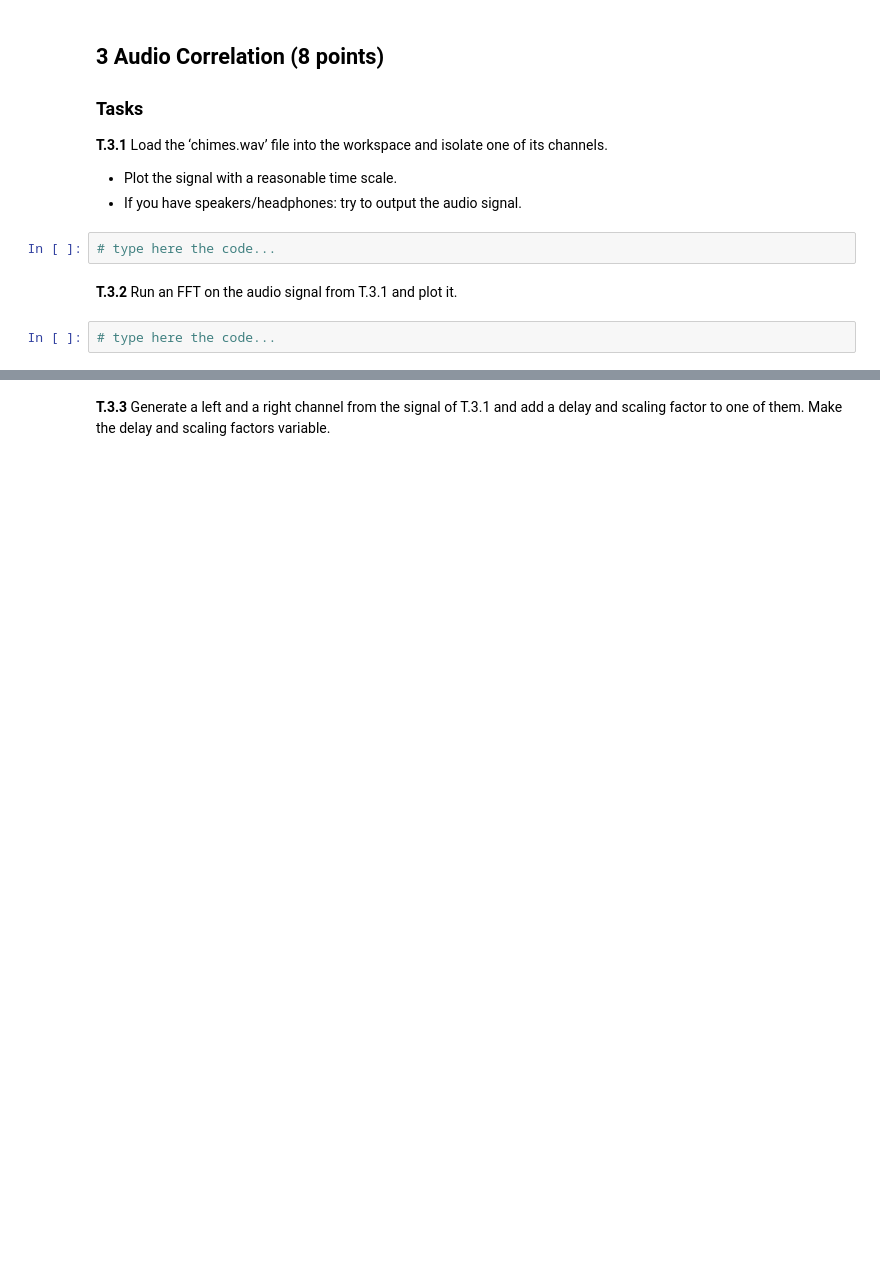
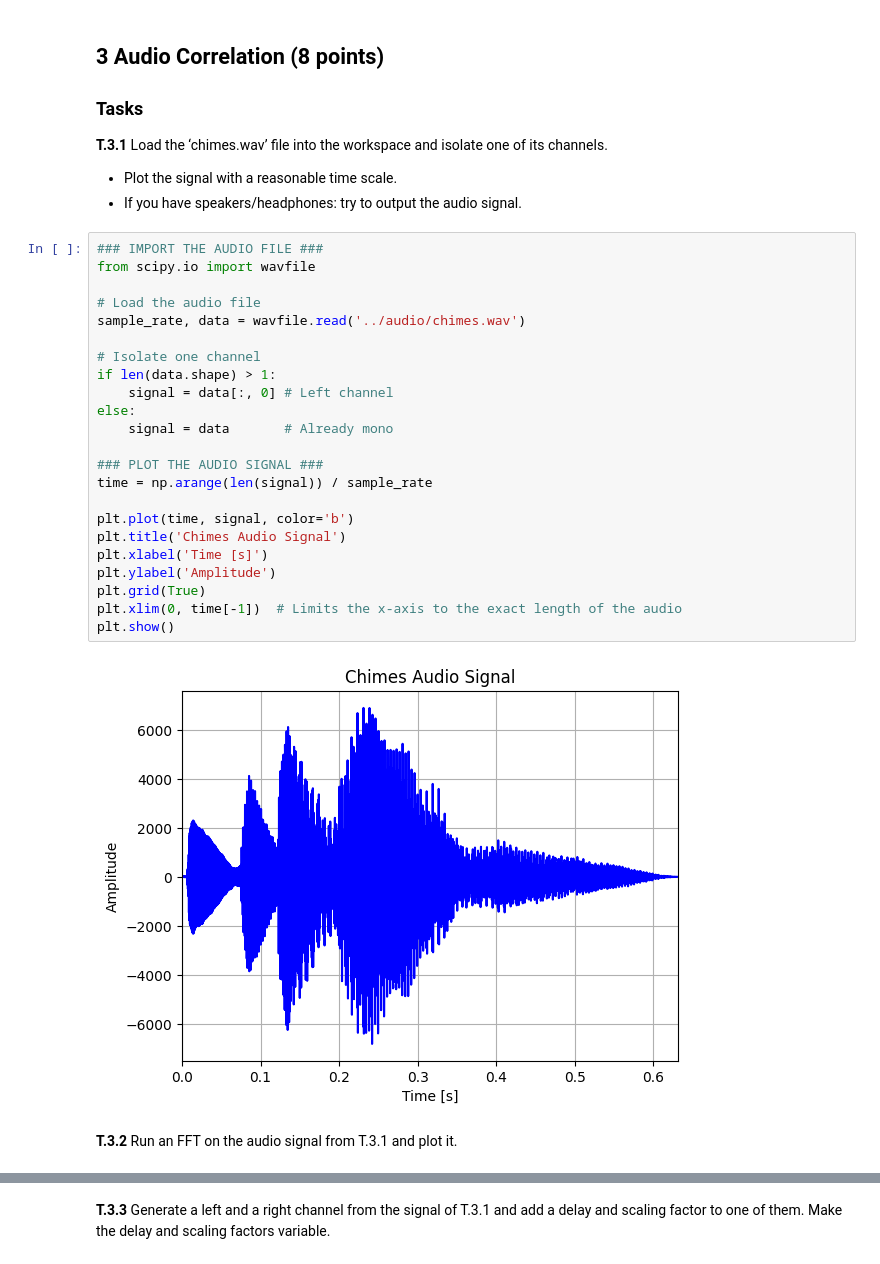
Before and after one commit to samuele-ribaudo/humanoid-sensors-and-actuators, a Jupyter notebook: T5/code/Tutorial_5.ipynb, the cells around one changed output, grey strips where cells are left out. Cells and saved outputs as stored; diff of their text form; blank space fills up the shorter version.

```diff
--- a/T5/code/Tutorial_5.ipynb
+++ b/T5/code/Tutorial_5.ipynb
@@ -115,9 +115,30 @@ Type here the code...
 
 - Plot the signal with a reasonable time scale.
 - If you have speakers/headphones: try to output the audio signal.
-# %%
-# type here the code...
+# %%
+### IMPORT THE AUDIO FILE ###
+from scipy.io import wavfile
+
+# Load the audio file
+sample_rate, data = wavfile.read('../audio/chimes.wav')
+
+# Isolate one channel
+if len(data.shape) > 1:
+    signal = data[:, 0] # Left channel
+else:
+    signal = data       # Already mono
+
+### PLOT THE AUDIO SIGNAL ###
+time = np.arange(len(signal)) / sample_rate
+
+plt.plot(time, signal, color='b')
+plt.title('Chimes Audio Signal')
+plt.xlabel('Time [s]')
+plt.ylabel('Amplitude')
+plt.grid(True)
+plt.xlim(0, time[-1])  # Limits the x-axis to the exact length of the audio
+plt.show()
+# %% [output]
+[figure, added]
 # %% [markdown]
 **T.3.2** Run an FFT on the audio signal from T.3.1 and plot it.
-# %%
-# type here the code...
```
Also changed, not shown: parts of 13 cells of this notebook, 6 other files.
